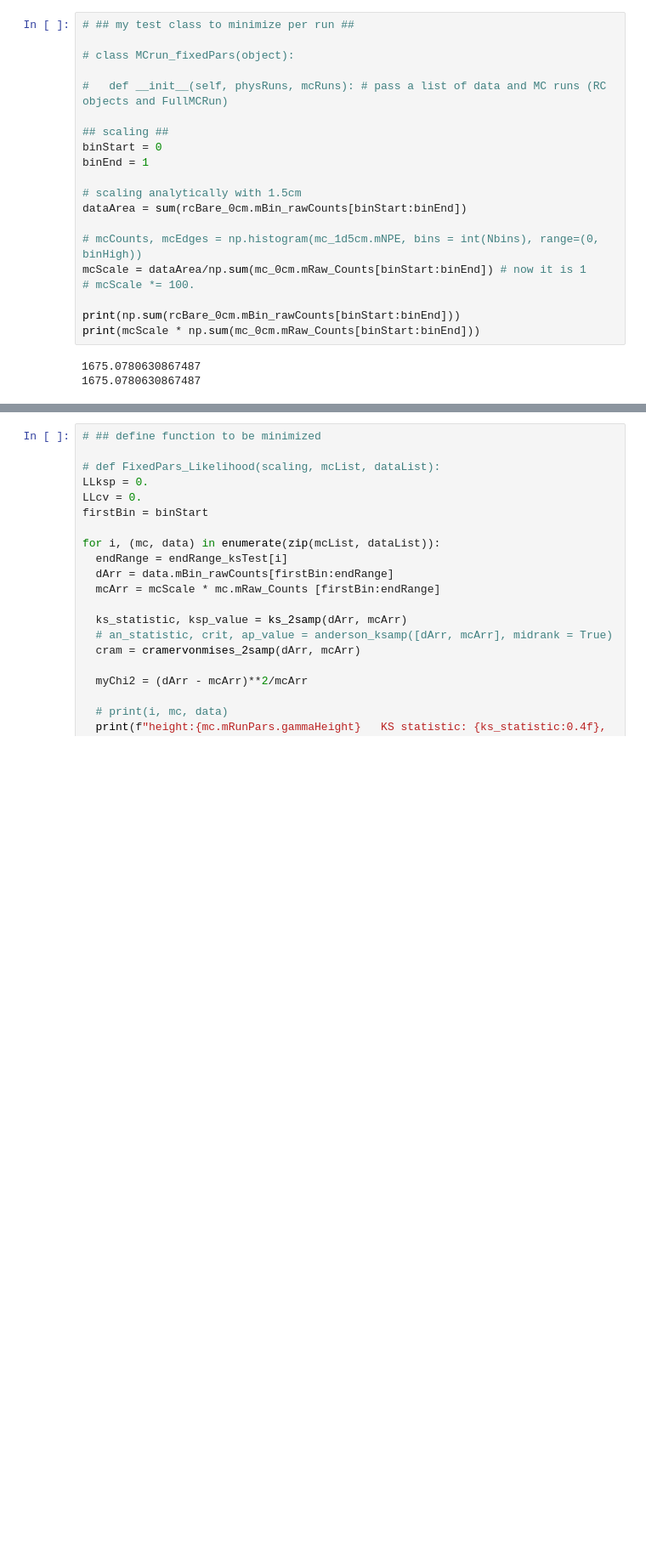
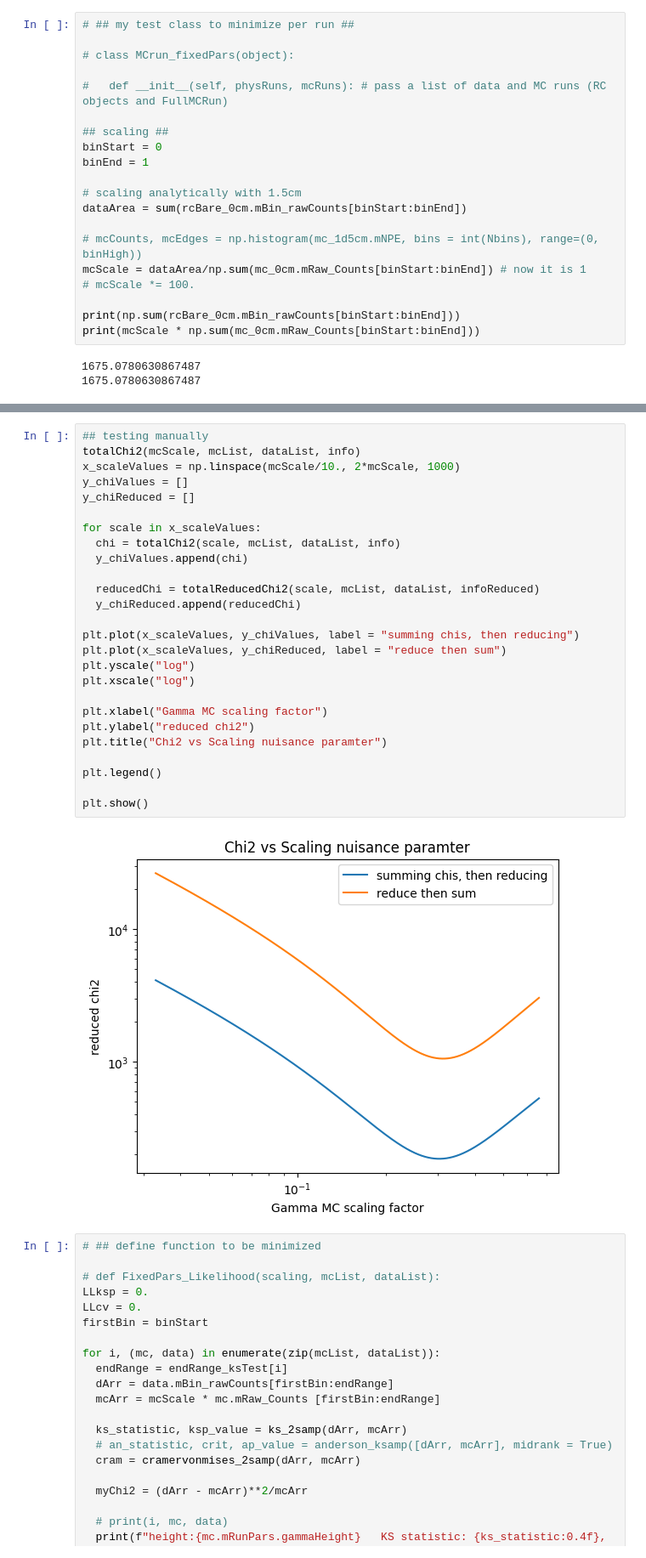
Before and after one commit to austindsc/cf4_analysisPipeline, a Jupyter notebook: comp1/c1_Cs_height.ipynb, the cells around one changed output, grey strips where cells are left out. Shown at 85% size. Drawn from its saved outputs; the diff is of its cells as text; blank space fills up the shorter version.

```diff
--- a/comp1/c1_Cs_height.ipynb
+++ b/comp1/c1_Cs_height.ipynb
@@ -438,3 +545,31 @@ def totalChi2
+# %%
+## testing manually
+totalChi2(mcScale, mcList, dataList, info)
+x_scaleValues = np.linspace(mcScale/10., 2*mcScale, 1000)
+y_chiValues = []
+y_chiReduced = []
+
+for scale in x_scaleValues:
+  chi = totalChi2(scale, mcList, dataList, info)
+  y_chiValues.append(chi)
+
+  reducedChi = totalReducedChi2(scale, mcList, dataList, infoReduced)
+  y_chiReduced.append(reducedChi)
+
+plt.plot(x_scaleValues, y_chiValues, label = "summing chis, then reducing")
+plt.plot(x_scaleValues, y_chiReduced, label = "reduce then sum")
+plt.yscale("log")
+plt.xscale("log")
+
+plt.xlabel("Gamma MC scaling factor")
+plt.ylabel("reduced chi2")
+plt.title("Chi2 vs Scaling nuisance paramter")
+
+plt.legend()
+
+plt.show()
+# %% [output]
+[figure, added]
 # %%
 # ## define function to be minimized
 
```
Also changed, not shown: parts of 8 cells of this notebook, 9 other files.
